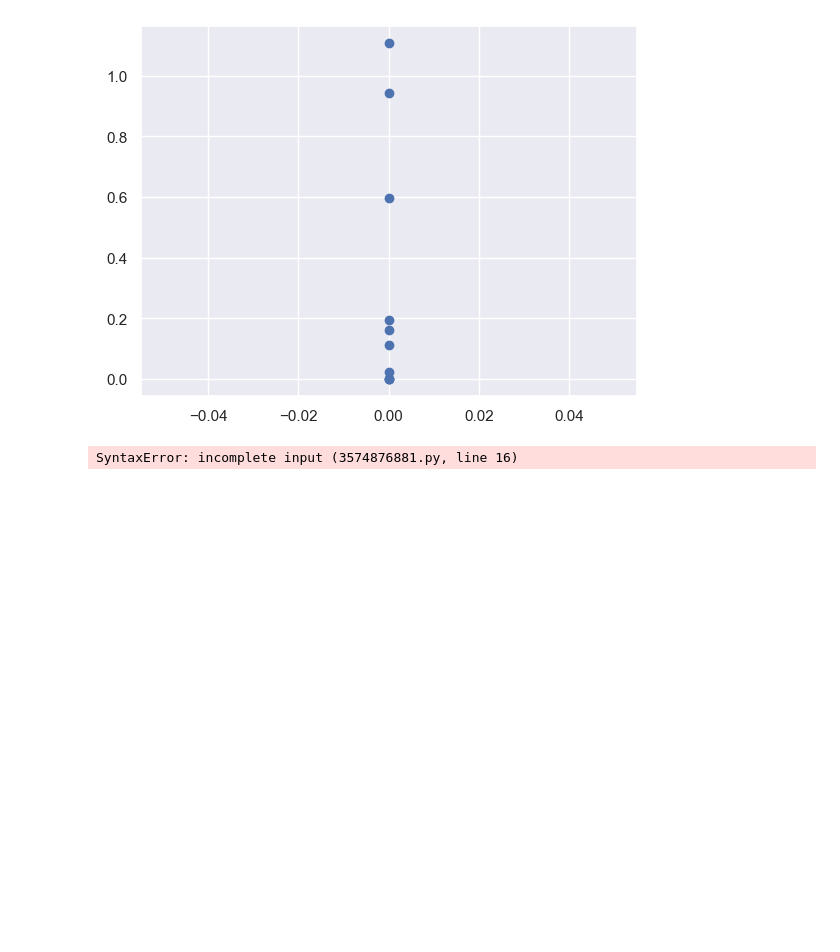
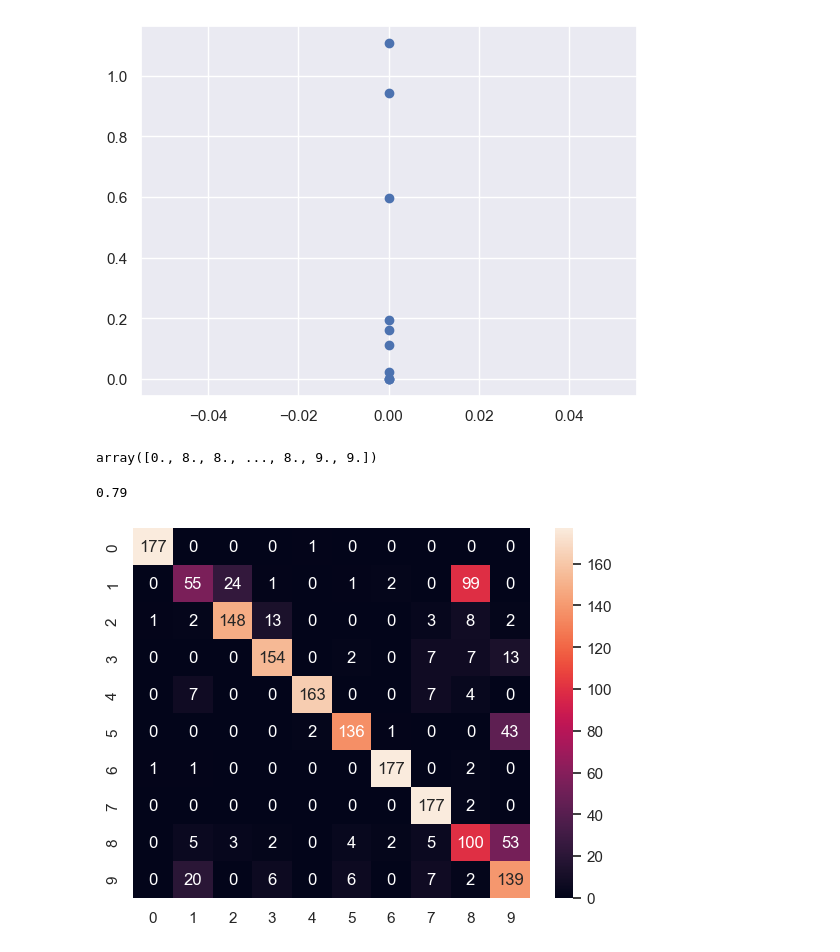
Before and after one commit to BartusBendzso/BEVADAT2022232, a Jupyter notebook: HAZI/HAZI09/HAZI09.ipynb, the cells around one changed output. Cells and saved outputs as stored; diff of their text form; code cells hidden in the pictures; blank space fills up the shorter version.

```diff
--- a/HAZI/HAZI09/HAZI09.ipynb
+++ b/HAZI/HAZI09/HAZI09.ipynb
@@ -111,18 +110,8 @@ def predict(n_clusters:int, random_state:int) -> tuple:
     clusters = kmeans.fit_predict(digits.data)
 
     return kmeans, clusters
-kmeans, cluster = predict(10,0)
-kmeans, cluster
-
-""""
-kmeans = KMeans(10)
-
-X = df.iloc[:, :-1]
-y = df.iloc[:, -1]
-X_train, X_test, y_train, y_test = train_test_split(X, y, test_size=0.33, random_state=0)
-
-kmeans.fit(X_train, y_train)
-y_pred = kmeans.predict(X_test)
-y_pred = kmeans.fit_predict(X_train, y_train)
-"""
+kmeans, clusters = predict(10,0)
+#print(kmeans)
+for cluster in clusters:
+    print(cluster)
 # %% [output]
@@ -158,13 +163,41 @@ plt.show()
 # Függvény visszatérési értéke: labels:np.ndarray
 
 def get_labels(clusters:np.ndarray, digits):
-    result_array = clusters
+    result_array = np.ndarray(shape = len(clusters))
+    # a cluster osztályok száma
+    amount_of_clusters = len(np.unique(clusters))
+
+    for cluster in range(amount_of_clusters):
+        mask = clusters == cluster
+        # https://www.geeksforgeeks.org/numpy-bincount-python/
+        # A bincount függvénnyel meghatározzuk az elemekhez tartozó label-ek előfordulási gyakoriságát,
+        #   majd a argmax függvénnyel kiválasztjuk a leggyakoribb label-t
+        label = np.bincount(digits.target[mask]).argmax()
+        result_array[mask] = label
+    return result_array
+get_labels(clusters, digits)
 # %% [output]
-SyntaxError: incomplete input (3574876881.py, line 16)
+array([0., 8., 8., ..., 8., 9., 9.])
 # %%
 # Készíts egy függvényt ami kiszámolja a model accuracy-jét
 # Függvény neve: calc_accuracy(target_labels:np.ndarray,predicted_labels:np.ndarray)
 # Függvény visszatérési értéke: accuracy:float
 # NOTE: Kerekítsd 2 tizedes jegyre az accuracy-t
+
+def calc_accuracy(target_labels: np.ndarray,predicted_labels: np.ndarray) -> float:
+    accuracy_sc = accuracy_score(target_labels, predicted_labels)
+    accuracy = round(accuracy_sc,2)
+    return accuracy
+target_labels = digits.target
+predicted_labels = get_labels(clusters, digits)
+calc_accuracy(target_labels, predicted_labels)
+# %% [output]
+0.79
 # %%
 # Készíts egy confusion mátrixot és plot-old seaborn segítségével
+def plot():
+    c_matrix = confusion_matrix(target_labels, predicted_labels)
+    sns.heatmap(c_matrix, annot=True, fmt='d')
+plot()
+# %% [output]
+[figure, added]
```
Also changed, not shown: parts of 4 cells of this notebook.
